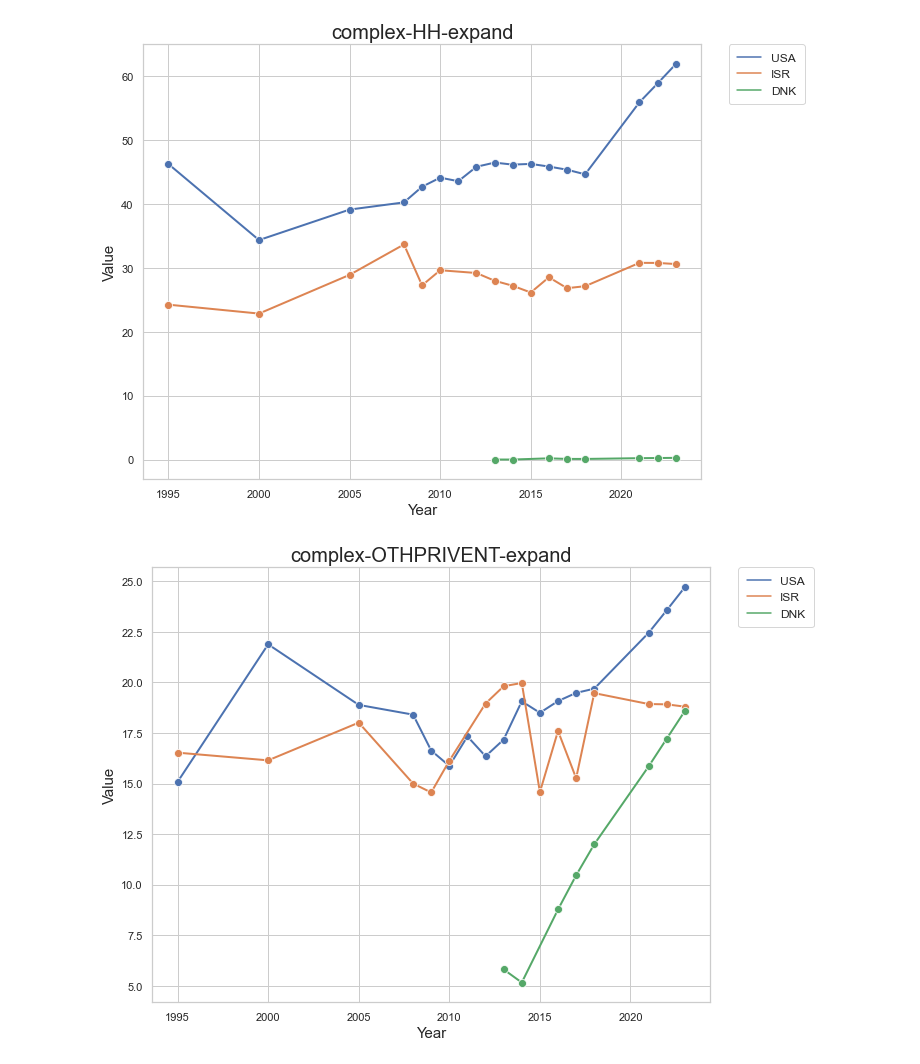
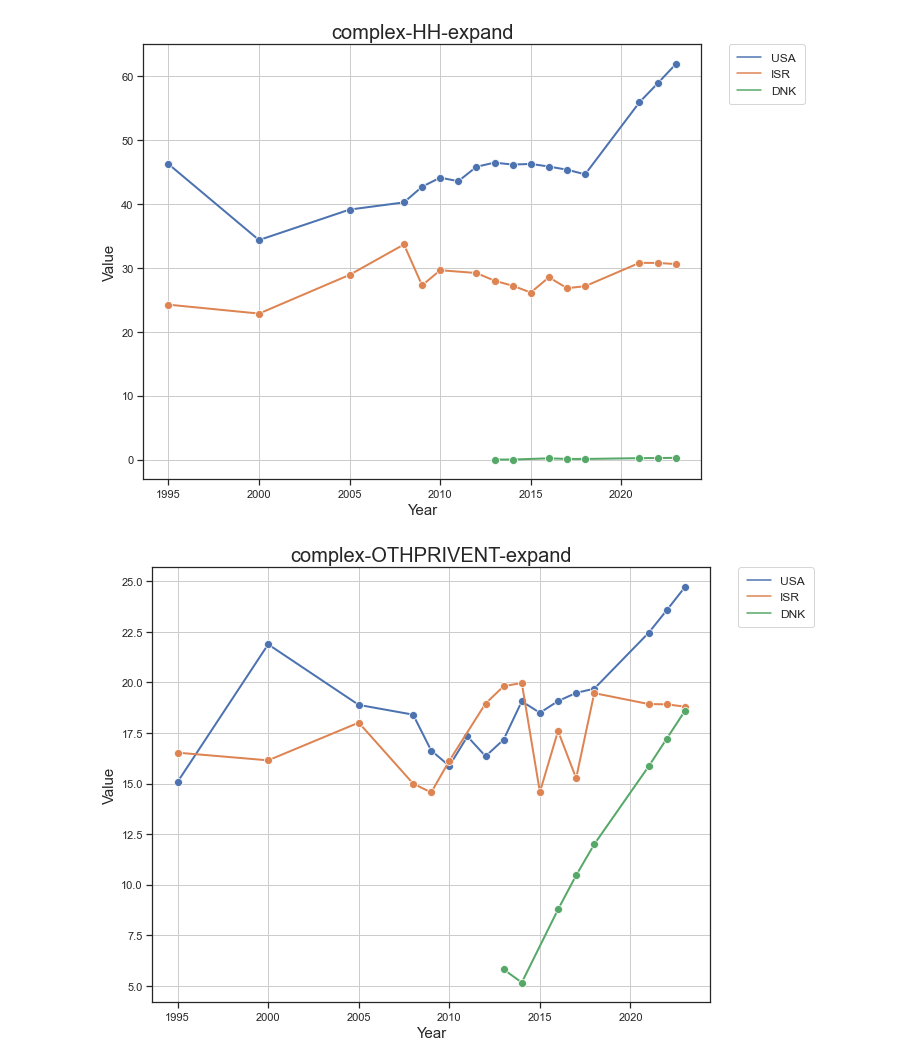
Before and after one commit to Ziqi-Yang/math_modeling_scripts, a Jupyter notebook: data_predict/predict.ipynb, the cells around one changed output. Saved outputs shown, nothing was run; the diff lists cells and outputs as text; code cells hidden in the pictures.

```diff
--- a/data_predict/predict.ipynb
+++ b/data_predict/predict.ipynb
@@ -93,34 +93,36 @@ for country in countrys:
 cruve_file = open("predict/cruve.txt","a")
 for indicator_index in range(len(indicators)):
     indicator_data = datas[indicator_index:len(datas):len(indicators)]
+
     plt.figure(figsize=(10,8))
-    sns.set_theme(style="whitegrid")
+    sns.set_theme(style="ticks")
+    plt.grid()
 
     cruve_file.write(f"{indicators[indicator_index]}:\n")
     cruves = [Polynomial.fit(country_data["Year"],country_data["Value"],3) for country_data in indicator_data]
 
     index = 0
     for index in range(len(cruves)):
         cruve = cruves[index]
         country = countrys[index]
         cruve_file.write(f"{country}: {cruve}\n")
 
     for i in range(len(indicator_data)):
         x = indicator_data[i]
         x.insert(0,"Country",countrys[i])
     final = pd.concat(indicator_data)
     final.reset_index(inplace=True,drop=True)
     # print(final)
 
     g = sns.lineplot(data=final,x="Year",y="Value",hue="Country",marker="o",markersize=markerSize,lw=lineWidth)
     plt.legend(bbox_to_anchor=(1.05, 1), loc=2, borderaxespad=0.,fontsize=12,borderpad=.7) # 将legend放到图外，并设置相关属性
     g.set_title(final["Indicator"][0],fontsize=20)
     g.set_xlabel(g.get_xlabel(),fontsize=labelSize)
     g.set_ylabel(g.get_ylabel(),fontsize=labelSize)
 
     cruve_file.write("\n")
     plt.savefig(f"predict/chart/{indicators[indicator_index]}.png",dpi=300)
 cruve_file.close()
 # %% [output]
-[figure, old version]
+[figure, new version]
-[figure, old version]
+[figure, new version]
```
Also changed, not shown: parts of 1 cell of this notebook, 13 other files.
